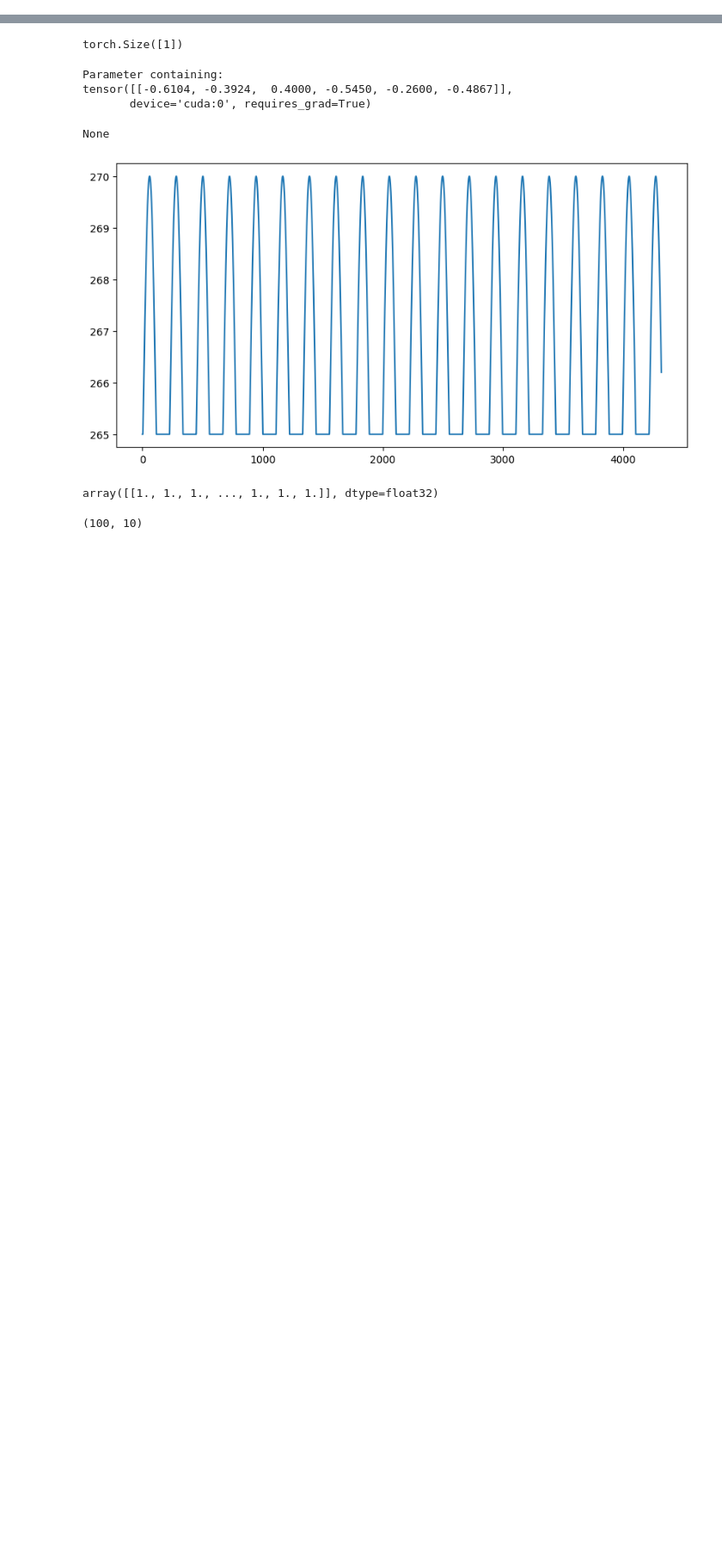
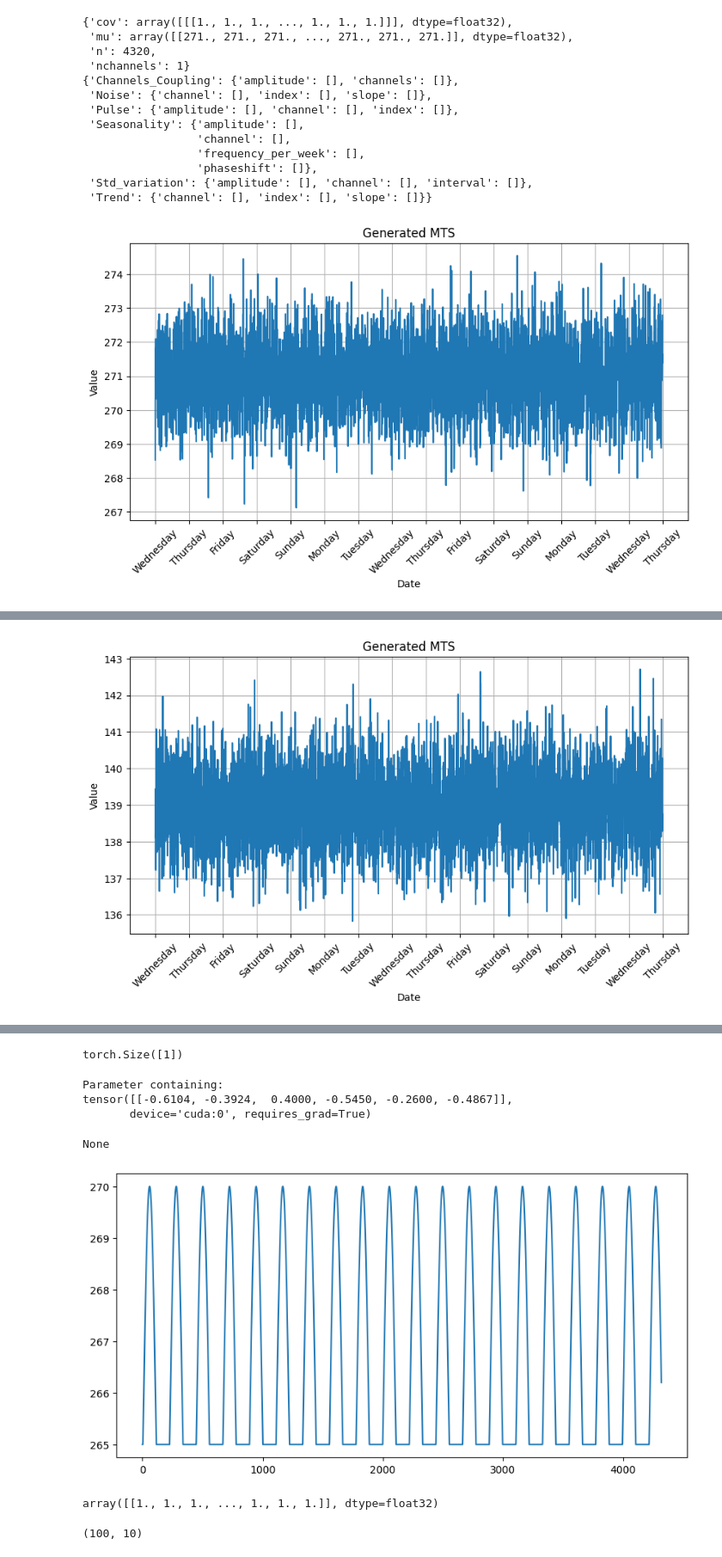
Before and after one commit to AnisKadri/VAE, a Jupyter notebook: Untitled3.ipynb, the cells around one changed output, grey strips where cells are left out. Shown at 86% size. Saved outputs shown, nothing was run; the diff lists cells and outputs as text; code cells hidden in the pictures; blank space fills up the shorter version.

```diff
--- a/Untitled3.ipynb
+++ b/Untitled3.ipynb
@@ -825,0 +924,58 @@ Variational_Autoencoder(
+# %%
+def generate_data(n_channels, effect):
+    effects = set_effect(effect)
+    X = Gen(periode, step, val, n_channels, effects)
+    x, params, e_params = X.parameters()
+    pprint.pprint(params)
+    pprint.pprint(e_params)
+    X.show()
+    x = torch.FloatTensor(x)
+
+    # x = F.normalize(x, p=2, dim=1)
+    n = x.shape[1]
+    # L = 30
+
+    train_ = x[:, :int(0.8*n)]
+    val_   = x[:, int(0.8*n):int(0.9*n)]
+    test_  = x[:, int(0.9*n):]
+
+    train_data = DataLoader(slidingWindow(train_, L),
+                            batch_size= 22,# 59, # 22
+                            shuffle = False
+                            )
+    val_data = DataLoader(slidingWindow(val_, L),
+                            batch_size=22,
+                            shuffle = False
+                            )
+    test_data = DataLoader(slidingWindow(test_, L),
+                            batch_size=22,
+                            shuffle = False
+                            )
+    return X, train_data, test_data
+# %%
+def train_on_effect(model, n_channels=1, effect='no_effect', n_samples=10, epochs_per_sample=50):
+    for i in range(n_samples):
+        X, train_data, test_data = generate_data(n_channels, effect)
+
+        for epoch in range(1, epochs_per_sample):
+            train(model, train_data, criterion, opt, device, epoch, VQ = True)
+    return model, X, train_data
+# %%
+v, X, train_data = train_on_effect(v, effect='no_effect', n_samples=10)
+v, X, train_data = train_on_effect(v, effect='trend', n_samples=10)
+v, X, train_data = train_on_effect(v, effect='seasonality', n_samples=10)
+# %% [output]
+{'cov': array([[[1., 1., 1., ..., 1., 1., 1.]]], dtype=float32),
+ 'mu': array([[271., 271., 271., ..., 271., 271., 271.]], dtype=float32),
+ 'n': 4320,
+ 'nchannels': 1}
+{'Channels_Coupling': {'amplitude': [], 'channels': []},
+ 'Noise': {'channel': [], 'index': [], 'slope': []},
+ 'Pulse': {'amplitude': [], 'channel': [], 'index': []},
+ 'Seasonality': {'amplitude': [],
+                 'channel': [],
+                 'frequency_per_week': [],
+                 'phaseshift': []},
+ 'Std_variation': {'amplitude': [], 'channel': [], 'interval': []},
+ 'Trend': {'channel': [], 'index': [], 'slope': []}}
+[figure, added]
@@ -825,0 +999 @@ Variational_Autoencoder(
+[figure, added]
```
Also changed, not shown: parts of 14 cells of this notebook.
